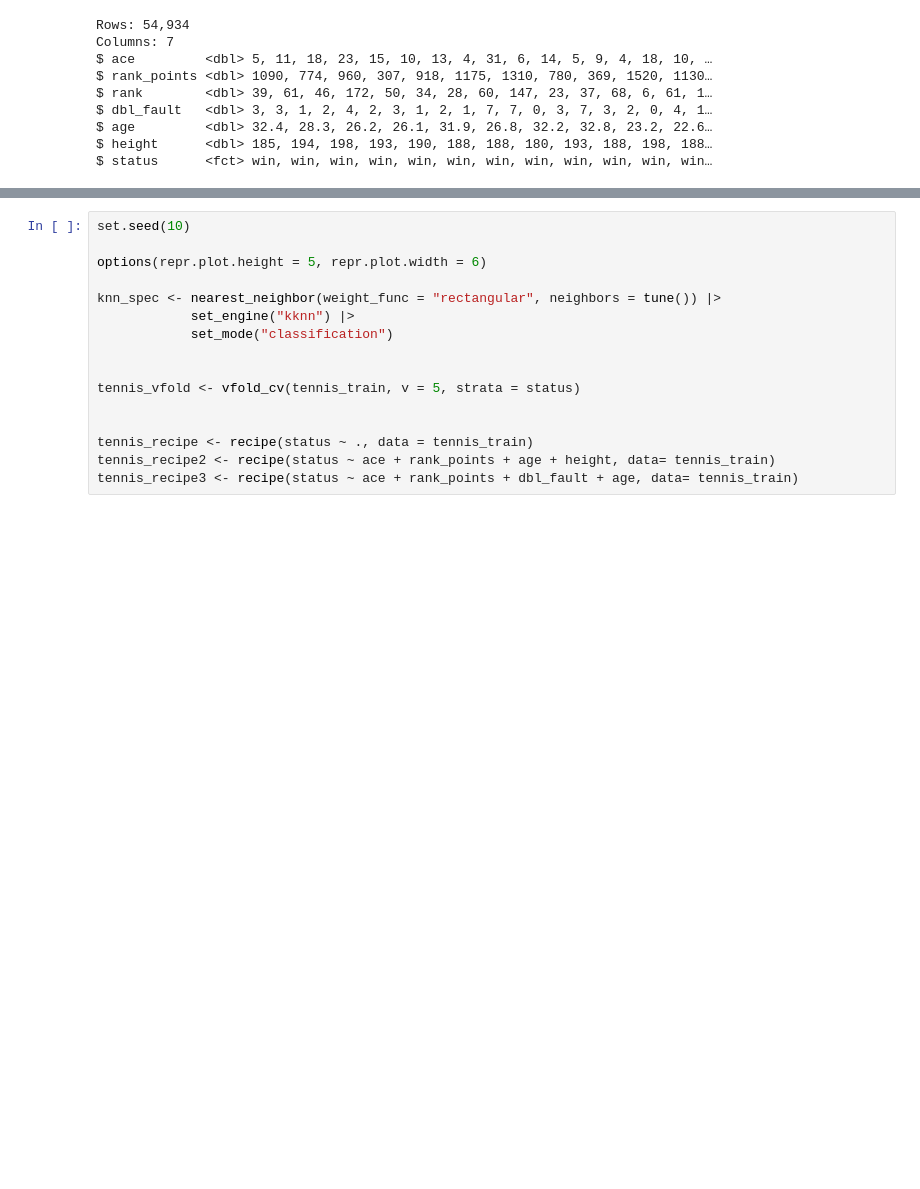
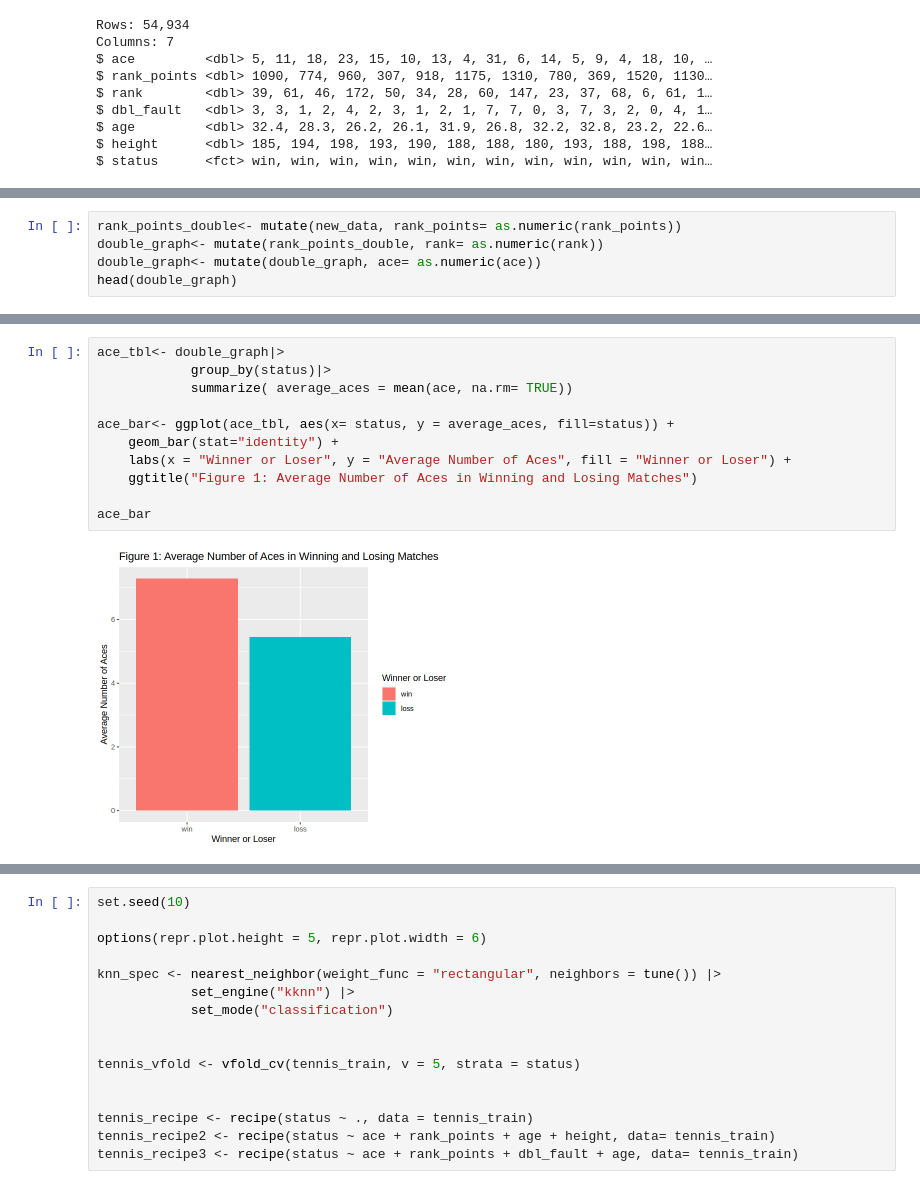
Before and after one commit to Jinception01/DSCI_100_Group_32, a Jupyter notebook: Group_32_Project.ipynb, the cells around one changed output, grey strips where cells are left out. Cells and saved outputs as stored; diff of their text form; blank space fills up the shorter version.

```diff
--- a/Group_32_Project.ipynb
+++ b/Group_32_Project.ipynb
@@ -144,0 +198,5 @@ tennis_test <- tennis_test |>
+# %%
+rank_points_double<- mutate(new_data, rank_points= as.numeric(rank_points))
+double_graph<- mutate(rank_points_double, rank= as.numeric(rank))
+double_graph<- mutate(double_graph, ace= as.numeric(ace))
+head(double_graph)
@@ -144,0 +213,13 @@ tennis_test <- tennis_test |>
+# %%
+ace_tbl<- double_graph|>
+            group_by(status)|>
+            summarize( average_aces = mean(ace, na.rm= TRUE))
+
+ace_bar<- ggplot(ace_tbl, aes(x= status, y = average_aces, fill=status)) +
+    geom_bar(stat="identity") +
+    labs(x = "Winner or Loser", y = "Average Number of Aces", fill = "Winner or Loser") +
+    ggtitle("Figure 1: Average Number of Aces in Winning and Losing Matches")
+
+ace_bar
+# %% [output]
+[figure, added]
```
Also changed, not shown: parts of 37 cells of this notebook.
